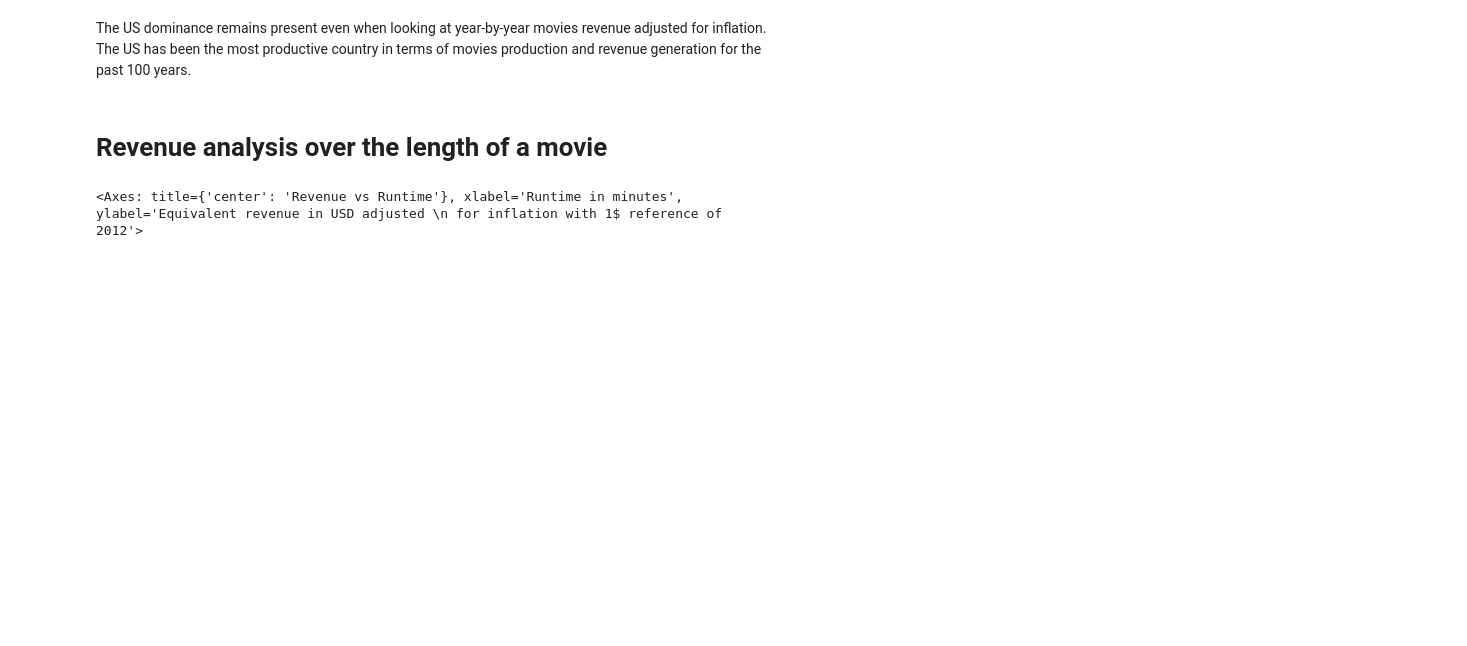
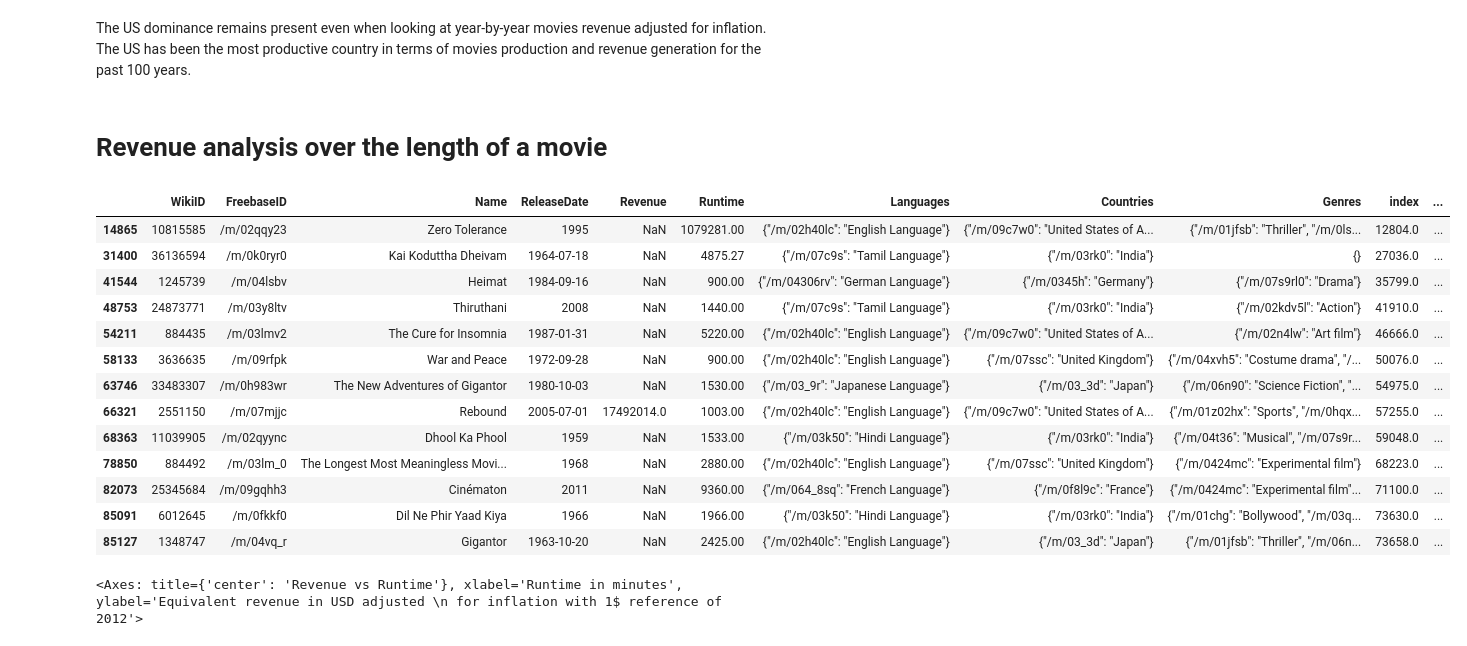
Before and after one commit to epfl-ada/ada-2023-project-dataexplorers, a Jupyter notebook: small_features.ipynb, the cells around one changed output. Cells and saved outputs as stored; diff of their text form; code cells hidden in the pictures; blank space fills up the shorter version.

```diff
--- a/small_features.ipynb
+++ b/small_features.ipynb
@@ -334,6 +334,23 @@ We clearly see that globally, the movie industry has been making more money over
 The US dominance remains present even when looking at year-by-year movies revenue adjusted for inflation. The US has been the most productive country in terms of movies production and revenue generation for the past 100 years.
 # %% [markdown]
 # Revenue analysis over the length of a movie
+# %%
+merged_with_inflation[merged_with_inflation["Runtime"]>=900]
+# %% [output]
+|  | WikiID | FreebaseID | Name | ReleaseDate | Revenue | Runtime | Languages | Countries | Genres | index | ... |
+| 14865 | 10815585 | /m/02qqy23 | Zero Tolerance | 1995 | NaN | 1079281.00 | {"/m/02h40lc": "English Language"} | {"/m/09c7w0": "United States of A... | {"/m/01jfsb": "Thriller", "/m/0ls... | 12804.0 | ... |
+| 31400 | 36136594 | /m/0k0ryr0 | Kai Koduttha Dheivam | 1964-07-18 | NaN | 4875.27 | {"/m/07c9s": "Tamil Language"} | {"/m/03rk0": "India"} | {} | 27036.0 | ... |
+| 41544 | 1245739 | /m/04lsbv | Heimat | 1984-09-16 | NaN | 900.00 | {"/m/04306rv": "German Language"} | {"/m/0345h": "Germany"} | {"/m/07s9rl0": "Drama"} | 35799.0 | ... |
+| 48753 | 24873771 | /m/03y8ltv | Thiruthani | 2008 | NaN | 1440.00 | {"/m/07c9s": "Tamil Language"} | {"/m/03rk0": "India"} | {"/m/02kdv5l": "Action"} | 41910.0 | ... |
+| 54211 | 884435 | /m/03lmv2 | The Cure for Insomnia | 1987-01-31 | NaN | 5220.00 | {"/m/02h40lc": "English Language"} | {"/m/09c7w0": "United States of A... | {"/m/02n4lw": "Art film"} | 46666.0 | ... |
+| 58133 | 3636635 | /m/09rfpk | War and Peace | 1972-09-28 | NaN | 900.00 | {"/m/02h40lc": "English Language"} | {"/m/07ssc": "United Kingdom"} | {"/m/04xvh5": "Costume drama", "/... | 50076.0 | ... |
+| 63746 | 33483307 | /m/0h983wr | The New Adventures of Gigantor | 1980-10-03 | NaN | 1530.00 | {"/m/03_9r": "Japanese Language"} | {"/m/03_3d": "Japan"} | {"/m/06n90": "Science Fiction", "... | 54975.0 | ... |
+| 66321 | 2551150 | /m/07mjjc | Rebound | 2005-07-01 | 17492014.0 | 1003.00 | {"/m/02h40lc": "English Language"} | {"/m/09c7w0": "United States of A... | {"/m/01z02hx": "Sports", "/m/0hqx... | 57255.0 | ... |
+| 68363 | 11039905 | /m/02qyync | Dhool Ka Phool | 1959 | NaN | 1533.00 | {"/m/03k50": "Hindi Language"} | {"/m/03rk0": "India"} | {"/m/04t36": "Musical", "/m/07s9r... | 59048.0 | ... |
+| 78850 | 884492 | /m/03lm_0 | The Longest Most Meaningless Movi... | 1968 | NaN | 2880.00 | {"/m/02h40lc": "English Language"} | {"/m/07ssc": "United Kingdom"} | {"/m/0424mc": "Experimental film"} | 68223.0 | ... |
+| 82073 | 25345684 | /m/09gqhh3 | Cinématon | 2011 | NaN | 9360.00 | {"/m/064_8sq": "French Language"} | {"/m/0f8l9c": "France"} | {"/m/0424mc": "Experimental film"... | 71100.0 | ... |
+| 85091 | 6012645 | /m/0fkkf0 | Dil Ne Phir Yaad Kiya | 1966 | NaN | 1966.00 | {"/m/03k50": "Hindi Language"} | {"/m/03rk0": "India"} | {"/m/01chg": "Bollywood", "/m/03q... | 73630.0 | ... |
+| 85127 | 1348747 | /m/04vq_r | Gigantor | 1963-10-20 | NaN | 2425.00 | {"/m/02h40lc": "English Language"} | {"/m/03_3d": "Japan"} | {"/m/01jfsb": "Thriller", "/m/06n... | 73658.0 | ... |
 # %%
 merged_with_inflation[["Runtime", "RevenueAdjusted"]].plot(kind="scatter", x="Runtime", y="RevenueAdjusted", title="Revenue vs Runtime", xlabel="Runtime in minutes", ylabel="Equivalent revenue in USD adjusted \n for inflation with 1$ reference of 2012")
 # %% [output]
```
Also changed, not shown: parts of 14 cells of this notebook.
